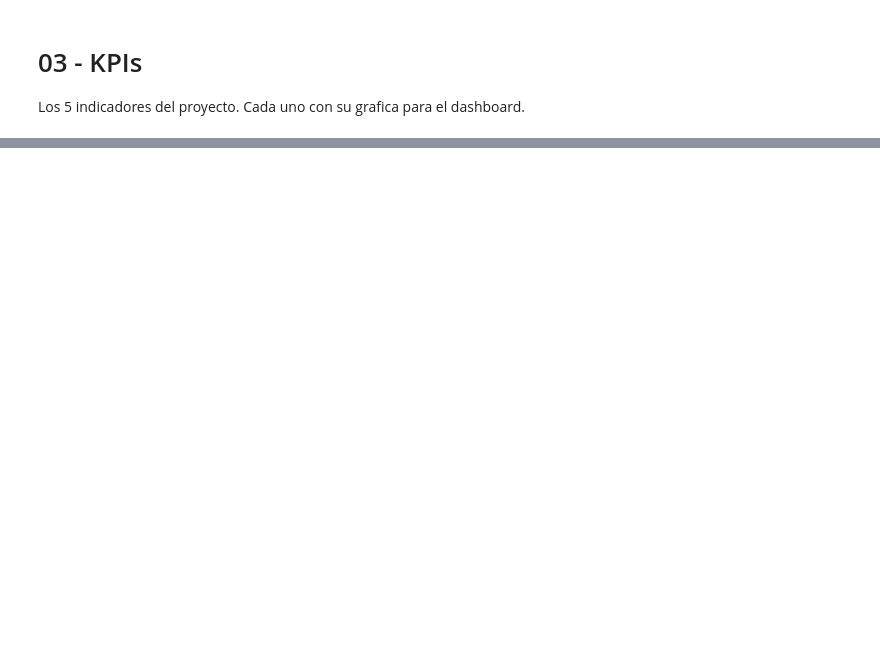
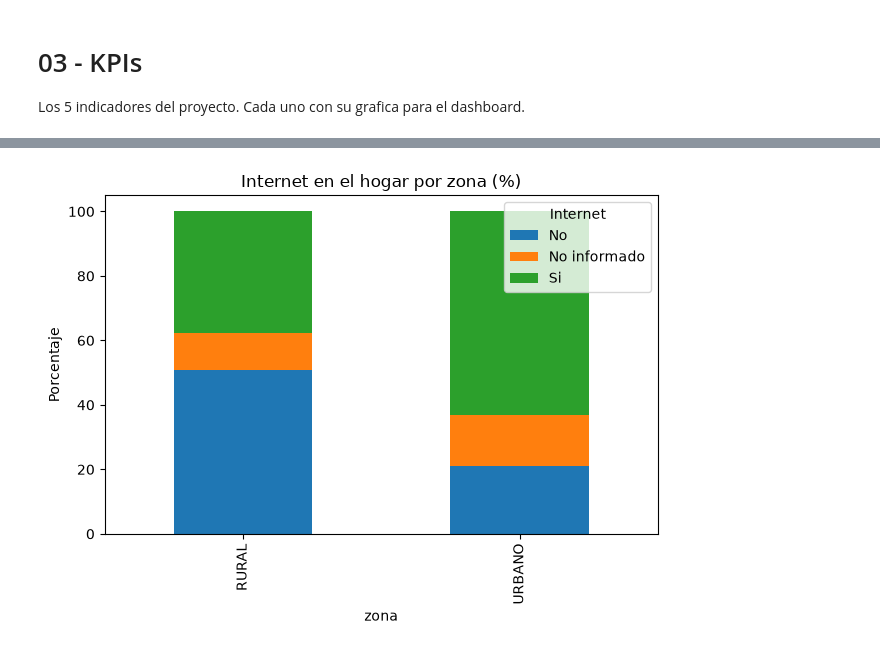
Before and after one commit to Juan-David1001/analisis-datos-educacion, a Jupyter notebook: notebooks/03_kpis.ipynb, the cells around one changed output, grey strips where cells are left out. Drawn from its saved outputs; the diff is of its cells as text; code cells hidden in the pictures; blank space fills up the shorter version.

```diff
--- a/notebooks/03_kpis.ipynb
+++ b/notebooks/03_kpis.ipynb
@@ -43,0 +48,11 @@ plt.show()
+# %%
+porcentaje = pd.crosstab(tabla['zona'], tabla['internet'], normalize='index') * 100
+porcentaje.plot(kind='bar', stacked=True)
+plt.title('Internet en el hogar por zona (%)')
+plt.ylabel('Porcentaje')
+plt.legend(title='Internet')
+plt.tight_layout()
+plt.savefig('../docs/img/internet_por_zona.png')
+plt.show()
+# %% [output]
+[figure, added]
```
Also changed, not shown: parts of 6 cells of this notebook, 14 other files.
